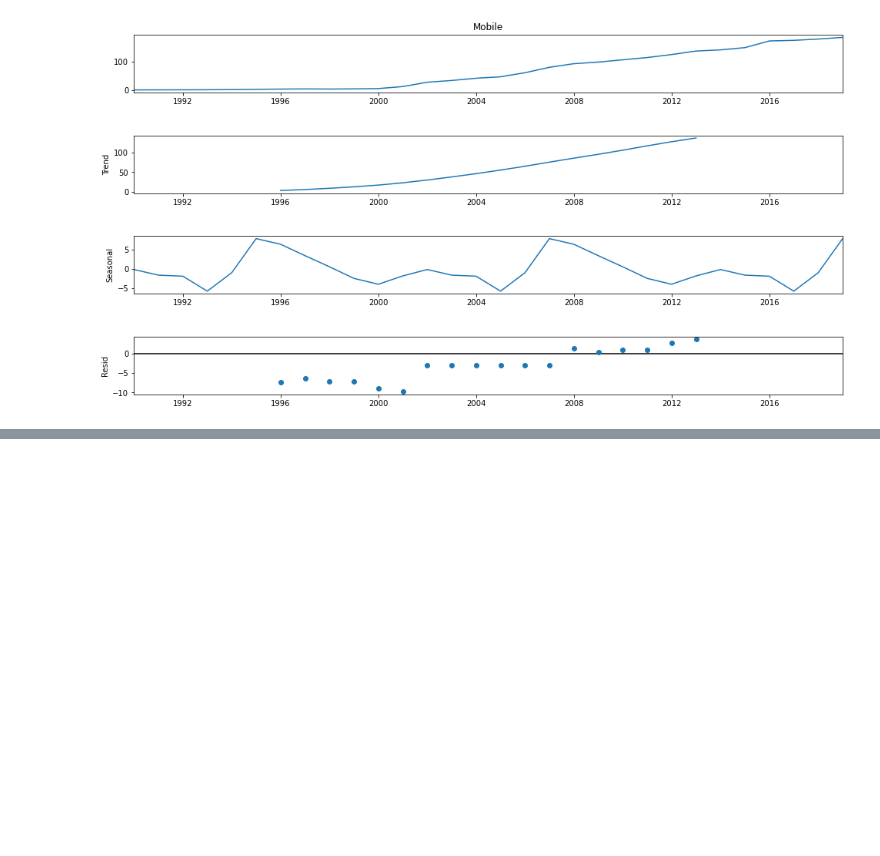
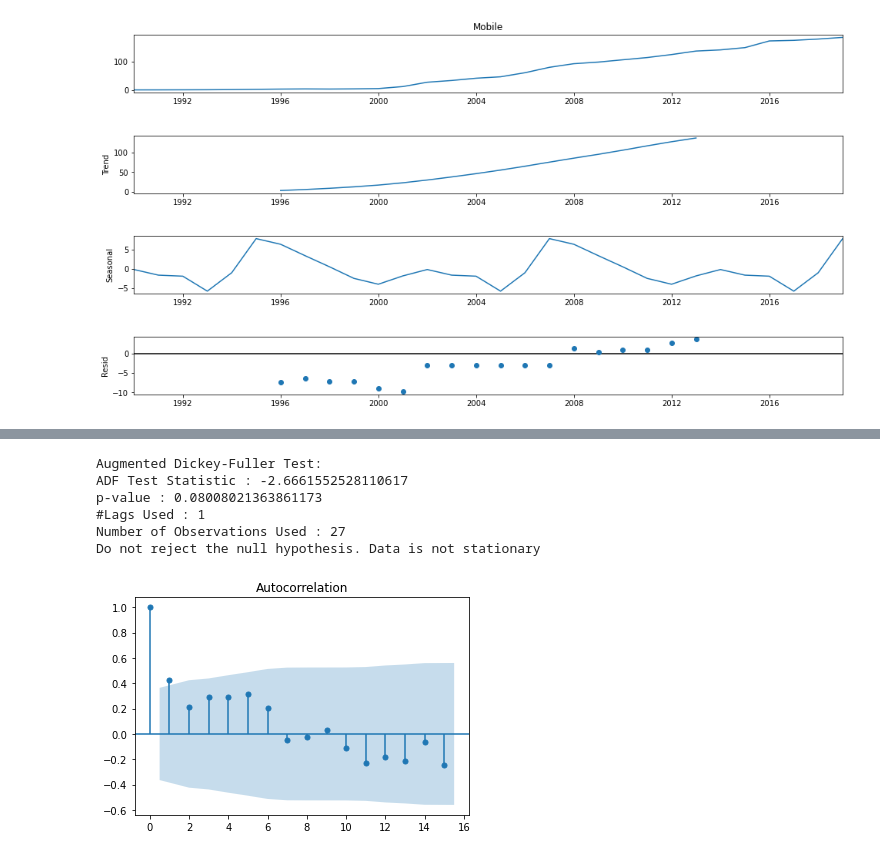
Before and after one commit to pant411/final_stat_pant, a Jupyter notebook: part4_time_series_mobile.ipynb, the cells around one changed output, grey strips where cells are left out. Cells and saved outputs as stored; diff of their text form; code cells hidden in the pictures; blank space fills up the shorter version.

```diff
--- a/part4_time_series.ipynb
+++ b/part4_time_series_mobile.ipynb
@@ -124,0 +134,10 @@ Do not reject the null hypothesis. Data is not stationary
+# %%
+# Check whether the first-order differenced series is stationary
+check_adfuller(df['First Difference'].dropna())
+# %% [output]
+Augmented Dickey-Fuller Test:
+ADF Test Statistic : -2.6661552528110617
+p-value : 0.08008021363861173
+#Lags Used : 1
+Number of Observations Used : 27
+Do not reject the null hypothesis. Data is not stationary
@@ -124,0 +147,5 @@ Do not reject the null hypothesis. Data is not stationary
+# %%
+from statsmodels.graphics.tsaplots import plot_acf,plot_pacf
+fig_first_acf = plot_acf(df["First Difference"].dropna())
+# %% [output]
+[figure, added]
```
Also changed, not shown: parts of 22 cells of this notebook, 2 other files.
